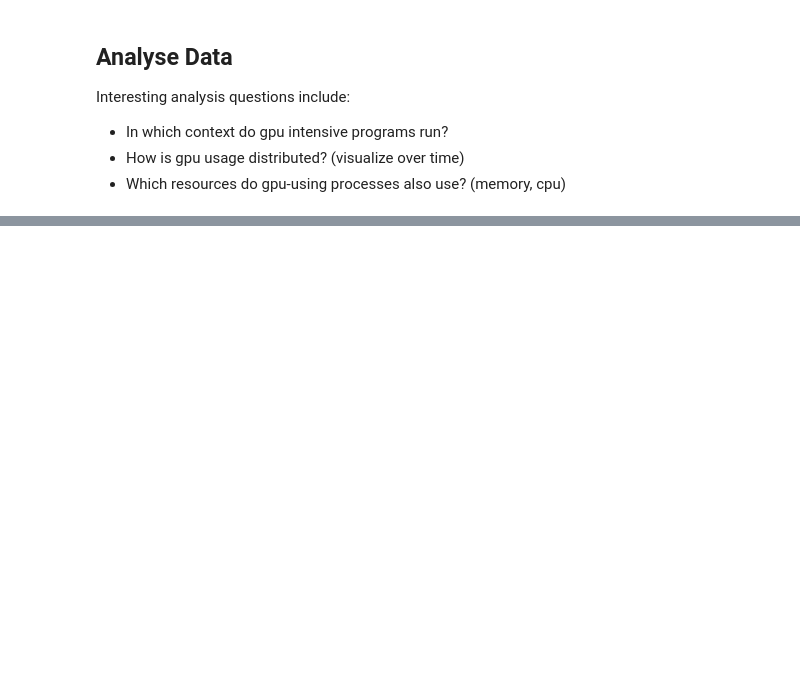
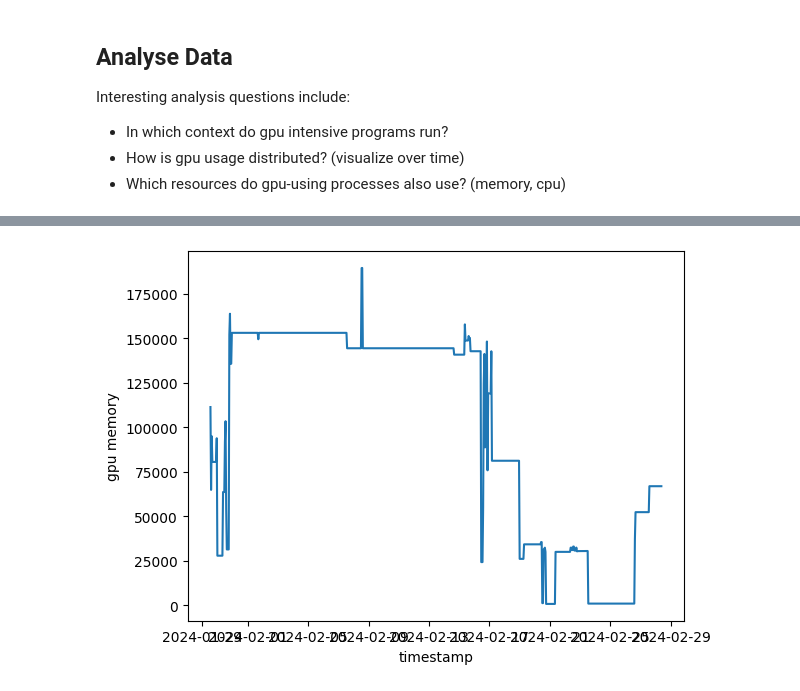
Before and after one commit to ISE-FIZKarlsruhe/gpu_monitoring, a Jupyter notebook: analysis.ipynb, the cells around one changed output, grey strips where cells are left out. Drawn from its saved outputs; the diff is of its cells as text; code cells hidden in the pictures; blank space fills up the shorter version.

Commit message:
Add combined gpu memory graph

```diff
--- a/analysis.ipynb
+++ b/analysis.ipynb
@@ -154 +154,32 @@ between 2024-01-29 13:00:00 and 2024-02-28 09:00:00:
 [figure]
+# %%
+import matplotlib.pyplot as plt
+import numpy as np
+from datetime import timedelta
+
+sampling_interval = timedelta(minutes=60)
+
+
+gpu_memory_infos = gpu_infos[["timestamp", "gpu_memory"]]
+gpu_memory_infos = gpu_memory_infos.groupby("timestamp").sum()
+
+# Make sure timestamp is available as column name again
+gpu_memory_infos.reset_index(inplace = True)
+
+gpu_memory_infos = gpu_memory_infos.set_index("timestamp").resample(sampling_interval).max()
+
+# Make sure timestamp is available as column name again
+gpu_memory_infos.reset_index(inplace = True)
+
+# Resampling introduces NaN value depending on the time interval. Remove them for plotting.
+gpu_memory_infos.dropna(subset=["gpu_memory"], inplace=True)
+
+ax = plt.subplot()
+ax.set_xlabel("timestamp")
+ax.set_ylabel("gpu memory")
+ax.plot(gpu_memory_infos["timestamp"], gpu_memory_infos["gpu_memory"])
+ax.xaxis_date()
+
+print(f"GPU utilization for all hosts \n\tbetween {gpu_memory_infos['timestamp'].min()} and {gpu_memory_infos['timestamp'].max()}:")
+plt.show()
+# %% [output]
@@ -154,0 +188 @@ between 2024-01-29 13:00:00 and 2024-02-28 09:00:00:
+[figure, added]
```
Also changed, not shown: parts of 2 cells of this notebook.
